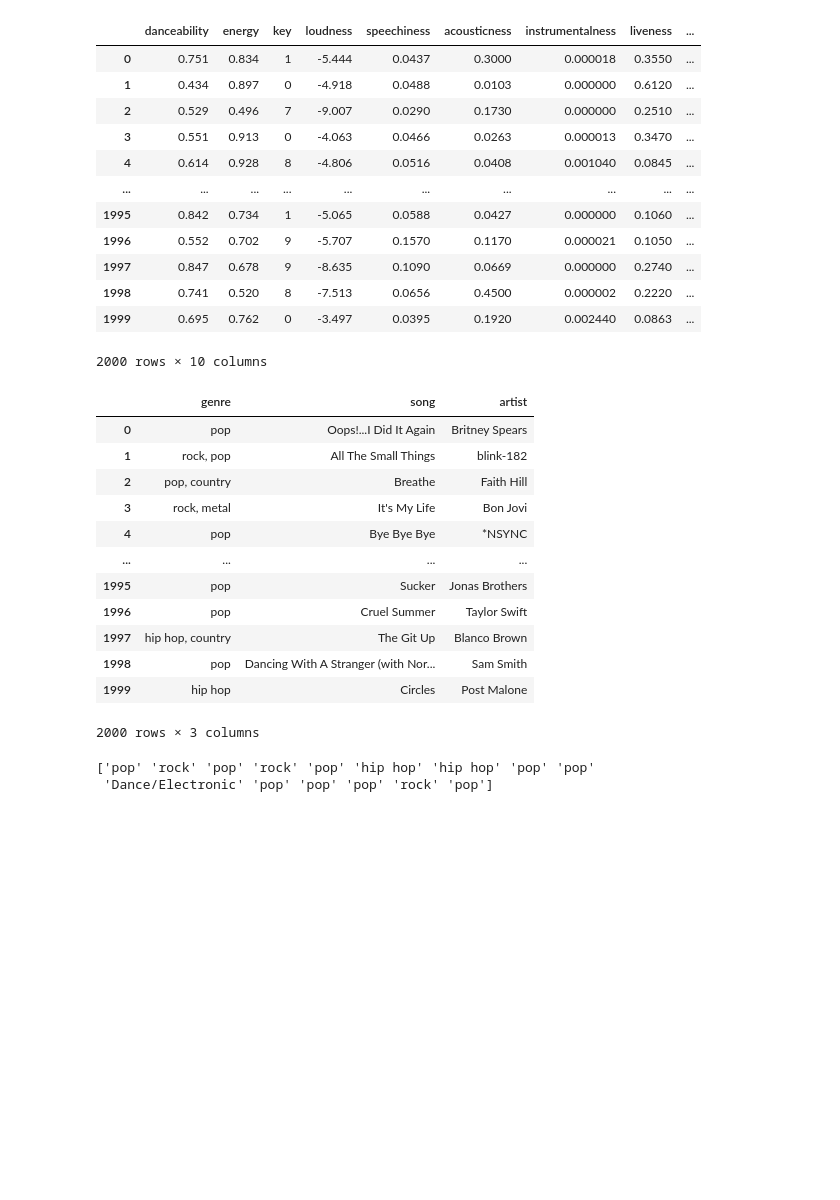
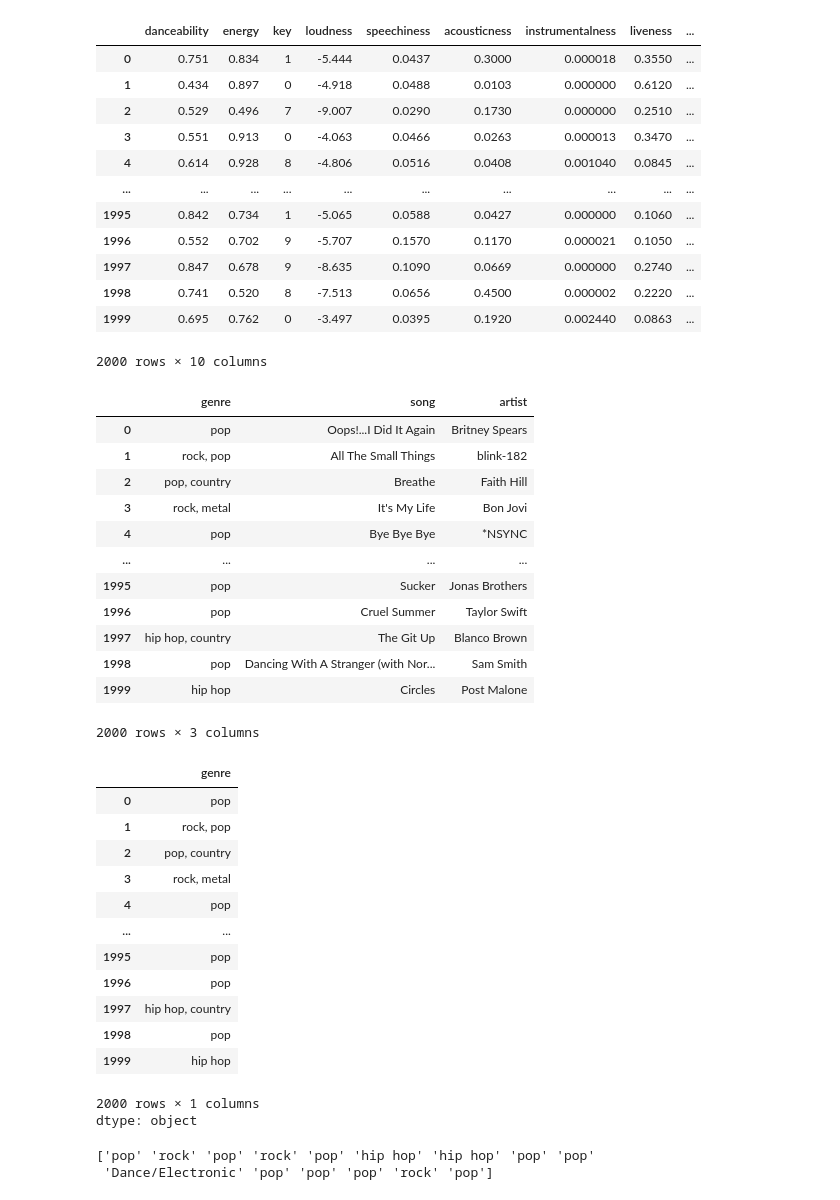
Before and after one commit to kylama/musicrecognition, a Jupyter notebook: MaSridharMusicCategorizationKNNMultiple.ipynb, the cells around one changed output. Saved outputs shown, nothing was run; the diff lists cells and outputs as text; code cells hidden in the pictures; blank space fills up the shorter version.

```diff
--- a/MaSridharMusicCategorizationKNNMultiple.ipynb
+++ b/MaSridharMusicCategorizationKNNMultiple.ipynb
@@ -19,36 +19,52 @@ df = pd.read_csv('songs_normalize.csv')
 
 xDf = df[['danceability', 'energy', 'key', 'loudness', 'speechiness', 'acousticness', 'instrumentalness', 'liveness', 'valence', 'tempo']]
 yDf = df[['genre', 'song', 'artist']]
+actualGenre = df['genre']
 
 display(xDf)
 display(yDf)
+display(actualGenre)
 # %% [output]
 |  | danceability | energy | key | loudness | speechiness | acousticness | instrumentalness | liveness | ... |
 | 0 | 0.751 | 0.834 | 1 | -5.444 | 0.0437 | 0.3000 | 0.000018 | 0.3550 | ... |
 | 1 | 0.434 | 0.897 | 0 | -4.918 | 0.0488 | 0.0103 | 0.000000 | 0.6120 | ... |
 | 2 | 0.529 | 0.496 | 7 | -9.007 | 0.0290 | 0.1730 | 0.000000 | 0.2510 | ... |
 | 3 | 0.551 | 0.913 | 0 | -4.063 | 0.0466 | 0.0263 | 0.000013 | 0.3470 | ... |
 | 4 | 0.614 | 0.928 | 8 | -4.806 | 0.0516 | 0.0408 | 0.001040 | 0.0845 | ... |
 | ... | ... | ... | ... | ... | ... | ... | ... | ... | ... |
 | 1995 | 0.842 | 0.734 | 1 | -5.065 | 0.0588 | 0.0427 | 0.000000 | 0.1060 | ... |
 | 1996 | 0.552 | 0.702 | 9 | -5.707 | 0.1570 | 0.1170 | 0.000021 | 0.1050 | ... |
 | 1997 | 0.847 | 0.678 | 9 | -8.635 | 0.1090 | 0.0669 | 0.000000 | 0.2740 | ... |
 | 1998 | 0.741 | 0.520 | 8 | -7.513 | 0.0656 | 0.4500 | 0.000002 | 0.2220 | ... |
 | 1999 | 0.695 | 0.762 | 0 | -3.497 | 0.0395 | 0.1920 | 0.002440 | 0.0863 | ... |
 2000 rows × 10 columns
 |  | genre | song | artist |
 | 0 | pop | Oops!...I Did It Again | Britney Spears |
 | 1 | rock, pop | All The Small Things | blink-182 |
 | 2 | pop, country | Breathe | Faith Hill |
 | 3 | rock, metal | It's My Life | Bon Jovi |
 | 4 | pop | Bye Bye Bye | *NSYNC |
 | ... | ... | ... | ... |
 | 1995 | pop | Sucker | Jonas Brothers |
 | 1996 | pop | Cruel Summer | Taylor Swift |
 | 1997 | hip hop, country | The Git Up | Blanco Brown |
 | 1998 | pop | Dancing With A Stranger (with Nor... | Sam Smith |
 | 1999 | hip hop | Circles | Post Malone |
 2000 rows × 3 columns
+|  | genre |
+| 0 | pop |
+| 1 | rock, pop |
+| 2 | pop, country |
+| 3 | rock, metal |
+| 4 | pop |
+| ... | ... |
+| 1995 | pop |
+| 1996 | pop |
+| 1997 | hip hop, country |
+| 1998 | pop |
+| 1999 | hip hop |
+2000 rows × 1 columns
+dtype: object
 # %%
 y_relationship = np.reshape(yDf['genre'], (len(yDf), ))
 for i, value in enumerate(yDf['genre']):
```
Also changed, not shown: parts of 8 cells of this notebook.
